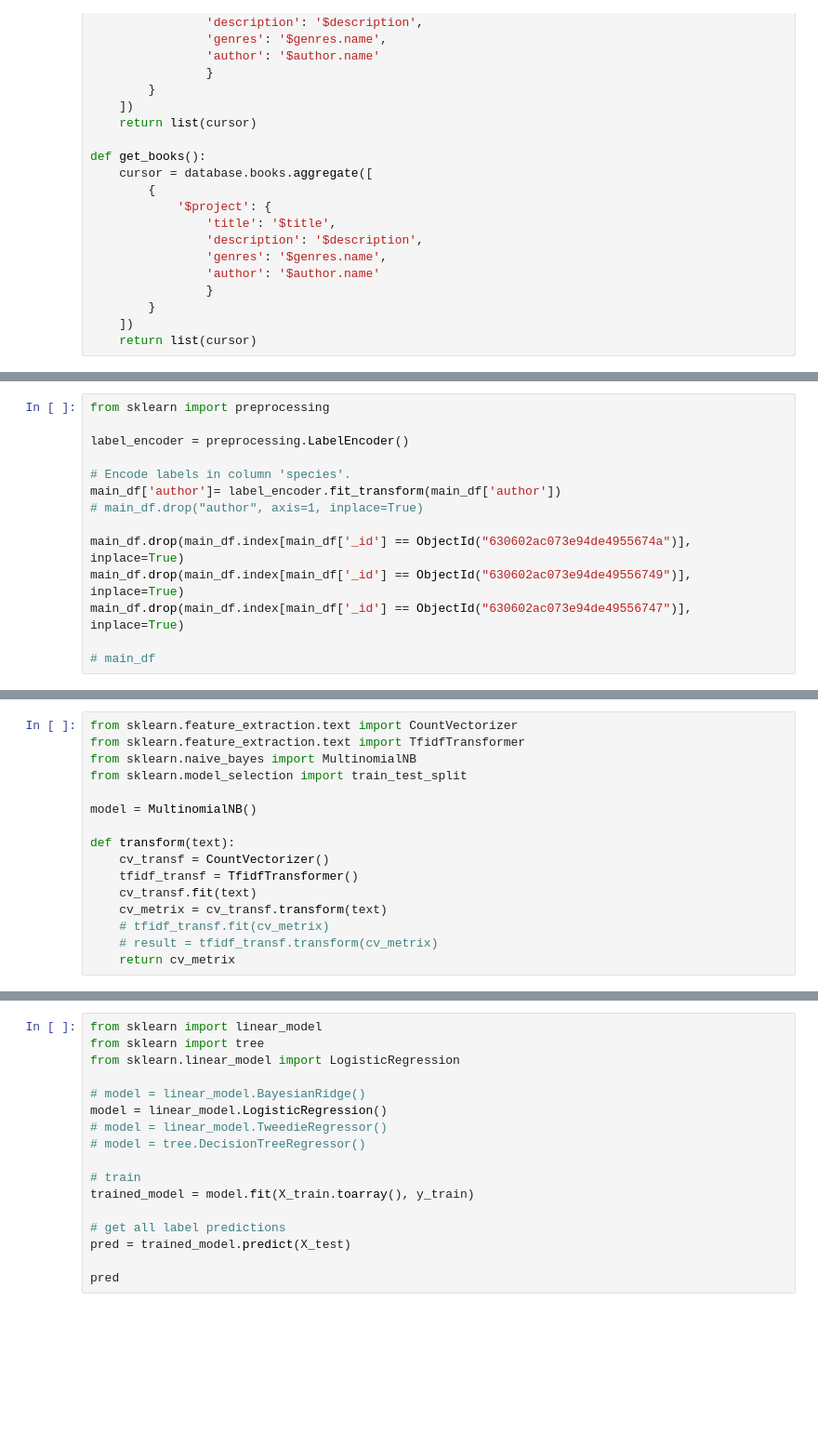
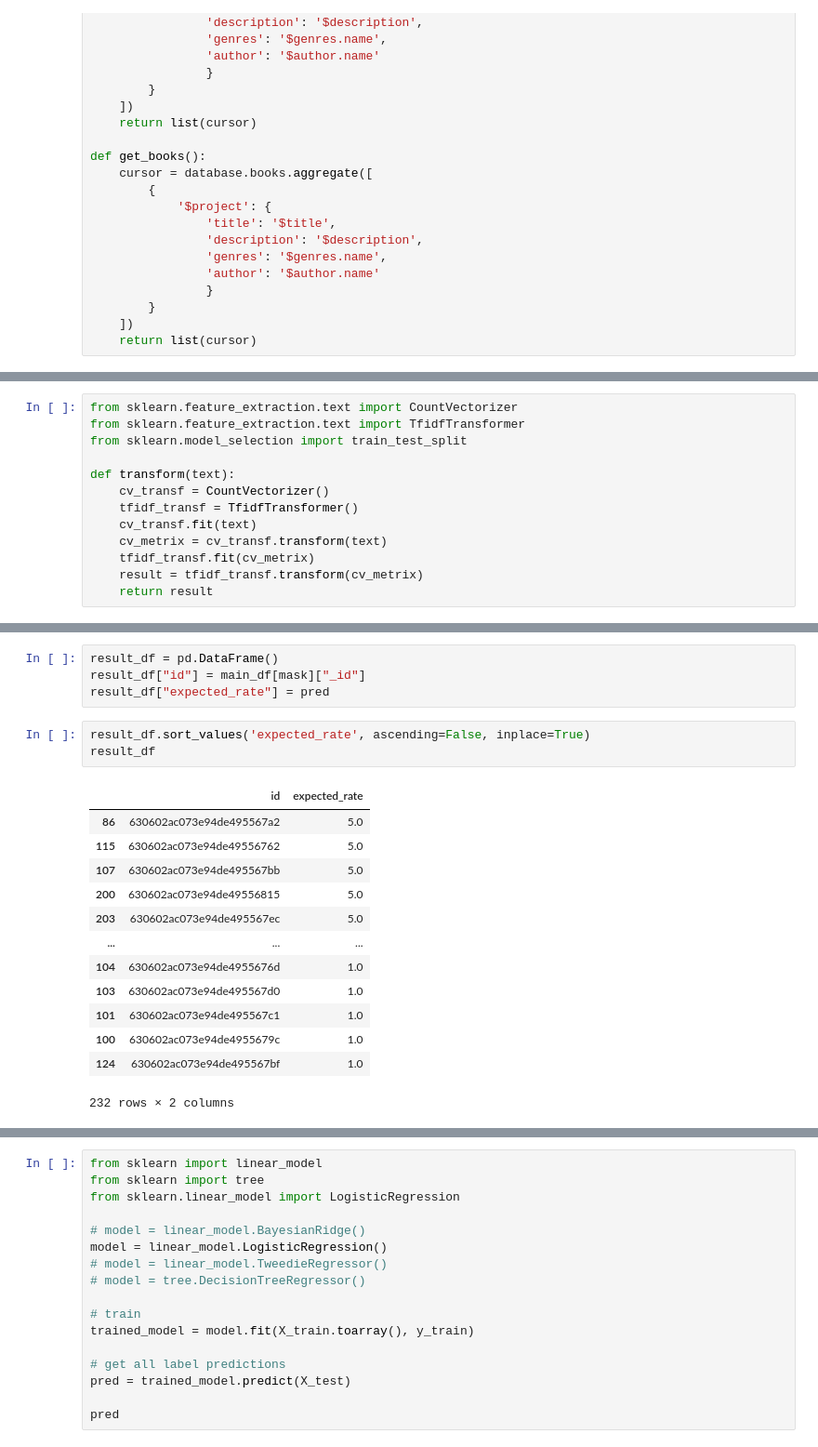
Before and after one commit to pyaryna/masters, a Jupyter notebook: python/content based/draft.ipynb, the cells around one changed output, grey strips where cells are left out. Shown: that part at 93% size. Drawn from its saved outputs; the diff is of its cells as text; blank space fills up the shorter version.

```diff
--- a/python/content based/draft.ipynb
+++ b/python/content based/draft.ipynb
@@ -159,15 +149 @@ main_df
 246 rows × 4 columns
-# %%
-from sklearn import preprocessing
-
-label_encoder = preprocessing.LabelEncoder()
-
-# Encode labels in column 'species'.
-main_df['author']= label_encoder.fit_transform(main_df['author'])
-# main_df.drop("author", axis=1, inplace=True)
-
-main_df.drop(main_df.index[main_df['_id'] == ObjectId("630602ac073e94de4955674a")], inplace=True)
-main_df.drop(main_df.index[main_df['_id'] == ObjectId("630602ac073e94de49556749")], inplace=True)
-main_df.drop(main_df.index[main_df['_id'] == ObjectId("630602ac073e94de49556747")], inplace=True)
-
-# main_df
@@ -213,19 +179,16 @@ main_df
 # %%
 from sklearn.feature_extraction.text import CountVectorizer
 from sklearn.feature_extraction.text import TfidfTransformer
-from sklearn.naive_bayes import MultinomialNB
 from sklearn.model_selection import train_test_split
-
-model = MultinomialNB()
 
 def transform(text):
     cv_transf = CountVectorizer()
     tfidf_transf = TfidfTransformer()
     cv_transf.fit(text)
     cv_metrix = cv_transf.transform(text)
-    # tfidf_transf.fit(cv_metrix)
-    # result = tfidf_transf.transform(cv_metrix)
-    return cv_metrix
+    tfidf_transf.fit(cv_metrix)
+    result = tfidf_transf.transform(cv_metrix)
+    return result
 # %%
 from scipy.sparse import hstack
 import numpy as np
@@ -290,0 +223,21 @@ array([4., 3., 5., 3., 4., 4., 5., 5., 4., 3., 4., 5., 4., 5., 3., 4., 4.,
+# %%
+result_df = pd.DataFrame()
+result_df["id"] = main_df[mask]["_id"]
+result_df["expected_rate"] = pred
+# %%
+result_df.sort_values('expected_rate', ascending=False, inplace=True)
+result_df
+# %% [output]
+|  | id | expected_rate |
+| 86 | 630602ac073e94de495567a2 | 5.0 |
+| 115 | 630602ac073e94de49556762 | 5.0 |
+| 107 | 630602ac073e94de495567bb | 5.0 |
+| 200 | 630602ac073e94de49556815 | 5.0 |
+| 203 | 630602ac073e94de495567ec | 5.0 |
+| ... | ... | ... |
+| 104 | 630602ac073e94de4955676d | 1.0 |
+| 103 | 630602ac073e94de495567d0 | 1.0 |
+| 101 | 630602ac073e94de495567c1 | 1.0 |
+| 100 | 630602ac073e94de4955679c | 1.0 |
+| 124 | 630602ac073e94de495567bf | 1.0 |
+232 rows × 2 columns
```
Also changed, not shown: parts of 14 cells of this notebook, 5 other files.
